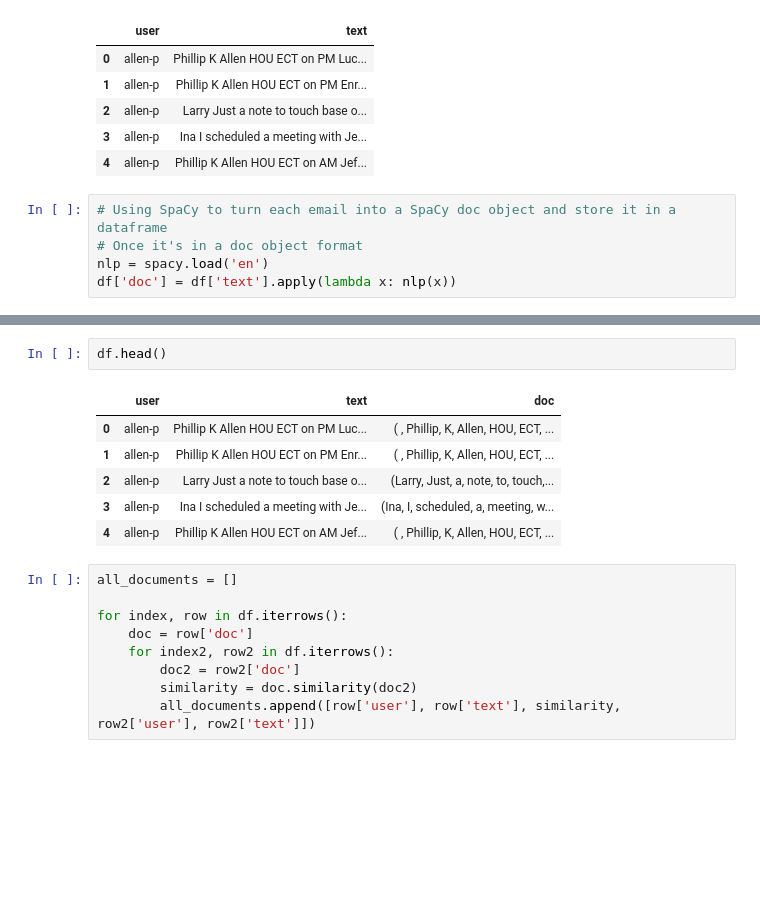
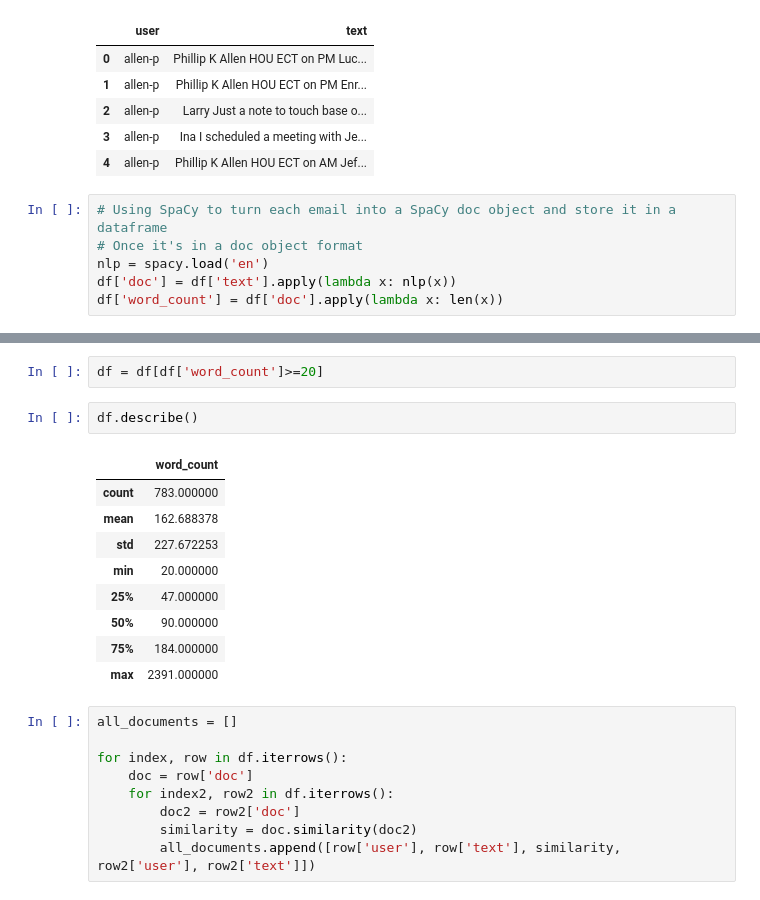
Before and after one commit to perlgirl2002/Capstone, a Jupyter notebook: UnsupervisedCapstoneFinal.ipynb, the cells around one changed output, grey strips where cells are left out. Cells and saved outputs as stored; diff of their text form; blank space fills up the shorter version.

```diff
--- a/UnsupervisedCapstoneFinal.ipynb
+++ b/UnsupervisedCapstoneFinal.ipynb
@@ -115,3 +94,4 @@ df.head()
 # Once it's in a doc object format
 nlp = spacy.load('en')
 df['doc'] = df['text'].apply(lambda x: nlp(x))
+df['word_count'] = df['doc'].apply(lambda x: len(x))
@@ -118,12 +103,17 @@ df['doc'] = df['text'].apply(lambda x: nlp(x))
+# %%
+df = df[df['word_count']>=20]
 # %%
-df.head()
+df.describe()
 # %% [output]
-|  | user | text | doc |
-| 0 | allen-p | Phillip K Allen HOU ECT on PM Luc... | ( , Phillip, K, Allen, HOU, ECT, ... |
-| 1 | allen-p | Phillip K Allen HOU ECT on PM Enr... | ( , Phillip, K, Allen, HOU, ECT, ... |
-| 2 | allen-p | Larry Just a note to touch base o... | (Larry, Just, a, note, to, touch,... |
-| 3 | allen-p | Ina I scheduled a meeting with Je... | (Ina, I, scheduled, a, meeting, w... |
-| 4 | allen-p | Phillip K Allen HOU ECT on AM Jef... | ( , Phillip, K, Allen, HOU, ECT, ... |
+|  | word_count |
+| count | 783.000000 |
+| mean | 162.688378 |
+| std | 227.672253 |
+| min | 20.000000 |
+| 25% | 47.000000 |
+| 50% | 90.000000 |
+| 75% | 184.000000 |
+| max | 2391.000000 |
 # %%
 all_documents = []
 
```
Also changed, not shown: parts of 18 cells of this notebook.
